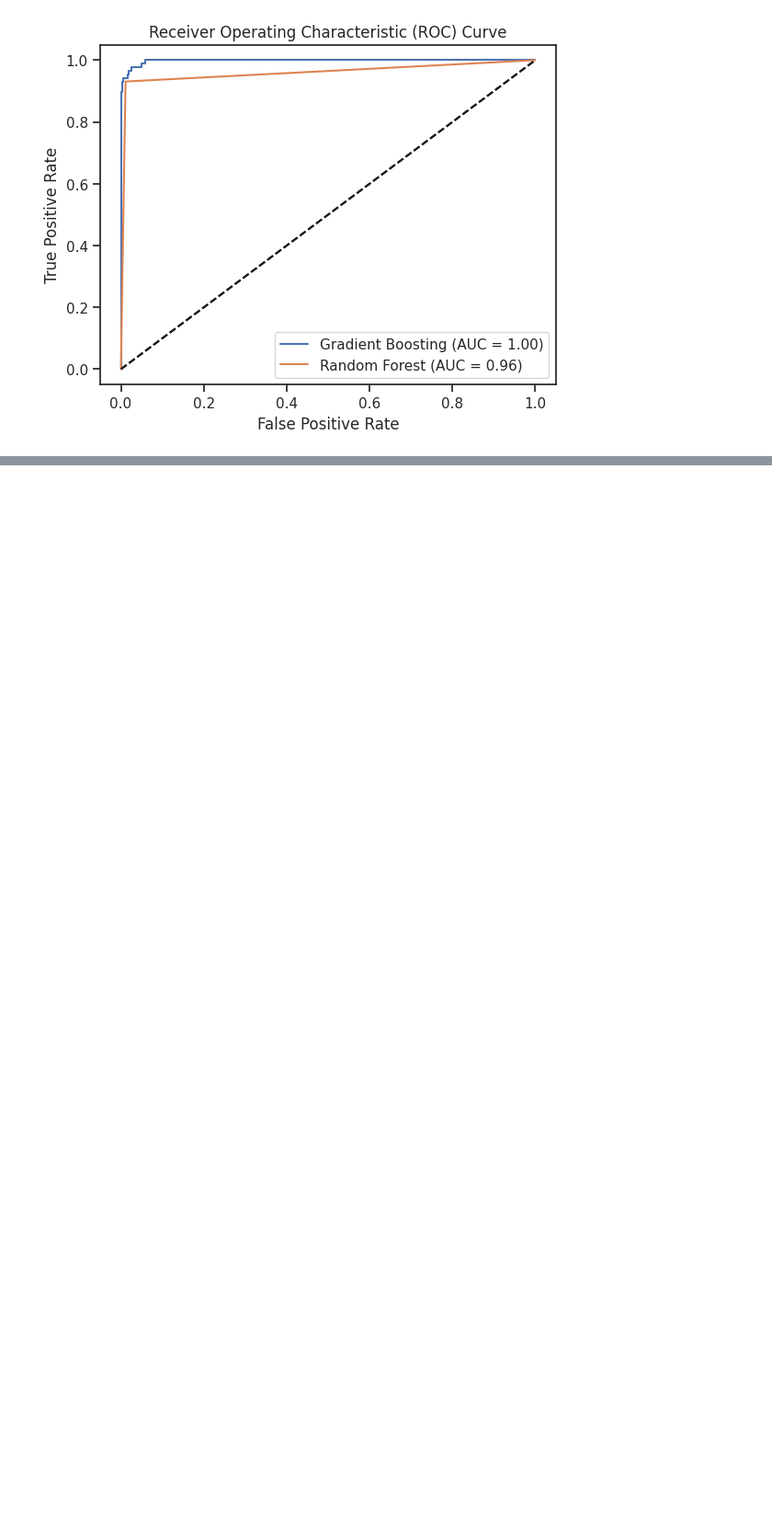
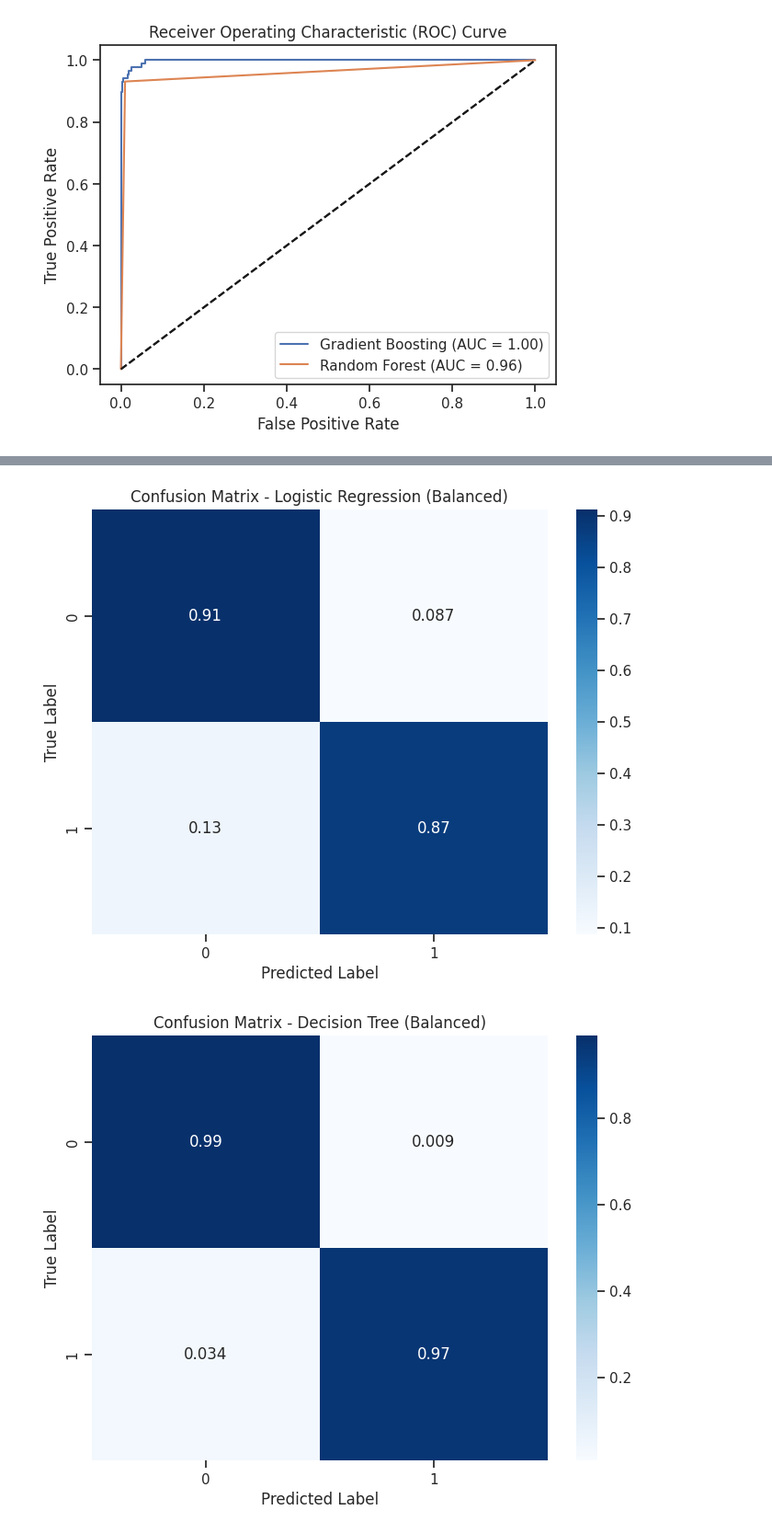
Before and after one commit to mateusopaiva/machine-learning-chatgpt, a Jupyter notebook: Machine_Learning_utilizando_ChatGPT_como_assistente.ipynb, the cells around one changed output, grey strips where cells are left out. Shown at 92% size. Cells and saved outputs as stored; diff of their text form; code cells hidden in the pictures; blank space fills up the shorter version.

Commit message:
Otimização do modelo

```diff
--- a/Machine_Learning_utilizando_ChatGPT_como_assistente.ipynb
+++ b/Machine_Learning_utilizando_ChatGPT_como_assistente.ipynb
@@ -1273,0 +1298,8 @@ plot_roc_curve(y_test, dt_probs, label='Random Forest')
+# %%
+from imblearn.over_sampling import SMOTE
+
+# Criar uma instância do SMOTE
+smote = SMOTE(random_state=42)
+
+# Aplicar o SMOTE aos dados de treinamento
+X_train_balanced, y_train_balanced = smote.fit_resample(X_train, y_train)
@@ -1273,0 +1332,22 @@ plot_roc_curve(y_test, dt_probs, label='Random Forest')
+# %%
+# Treinar o modelo de regressão logística com os dados balanceados
+logreg_model_balanced = LogisticRegression()
+logreg_model_balanced.fit(X_train_balanced, y_train_balanced)
+
+# Obter as previsões do modelo de regressão logística nos dados de teste
+logreg_preds_balanced = logreg_model_balanced.predict(X_test)
+
+# Calcular e imprimir a acurácia do modelo de regressão logística balanceado
+logreg_accuracy_balanced = accuracy_score(y_test, logreg_preds_balanced)
+print("Acurácia do modelo de regressão logística balanceado: {:.2f}%".format(logreg_accuracy_balanced * 100))
+
+# Treinar o modelo de árvore de decisão com os dados balanceados
+dt_model_balanced = DecisionTreeClassifier()
+dt_model_balanced.fit(X_train_balanced, y_train_balanced)
+
+# Obter as previsões do modelo de árvore de decisão nos dados de teste
+dt_preds_balanced = dt_model_balanced.predict(X_test)
+
+# Calcular e imprimir a acurácia do modelo de árvore de decisão balanceado
+dt_accuracy_balanced = accuracy_score(y_test, dt_preds_balanced)
+print("Acurácia do modelo de árvore de decisão balanceado: {:.2f}%".format(dt_accuracy_balanced * 100))
@@ -1273,0 +1376,11 @@ plot_roc_curve(y_test, dt_probs, label='Random Forest')
+# %%
+# Obtendo as previsões dos modelos após o balanceamento
+logreg_balanced_preds = logreg_model_balanced.predict(X_test)
+dt_balanced_preds = dt_model_balanced.predict(X_test)
+
+# Plotando as matrizes de confusão para os modelos após o balanceamento
+plot_confusion_matrix(y_test, logreg_balanced_preds, title='Confusion Matrix - Logistic Regression (Balanced)')
+plot_confusion_matrix(y_test, dt_balanced_preds, title='Confusion Matrix - Decision Tree (Balanced)')
+# %% [output]
+[figure, added]
+[figure, added]
```
Also changed, not shown: parts of 33 cells of this notebook.
